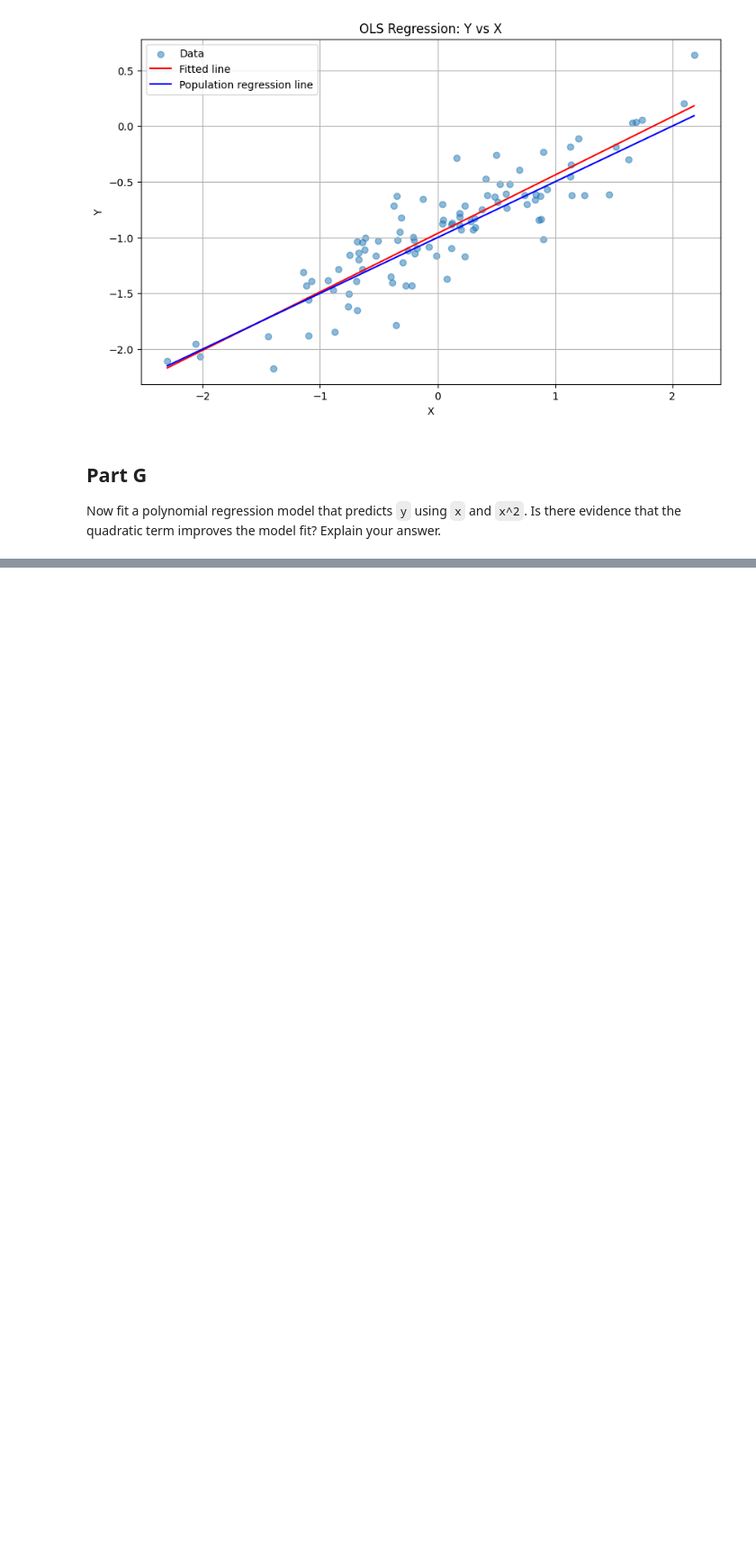
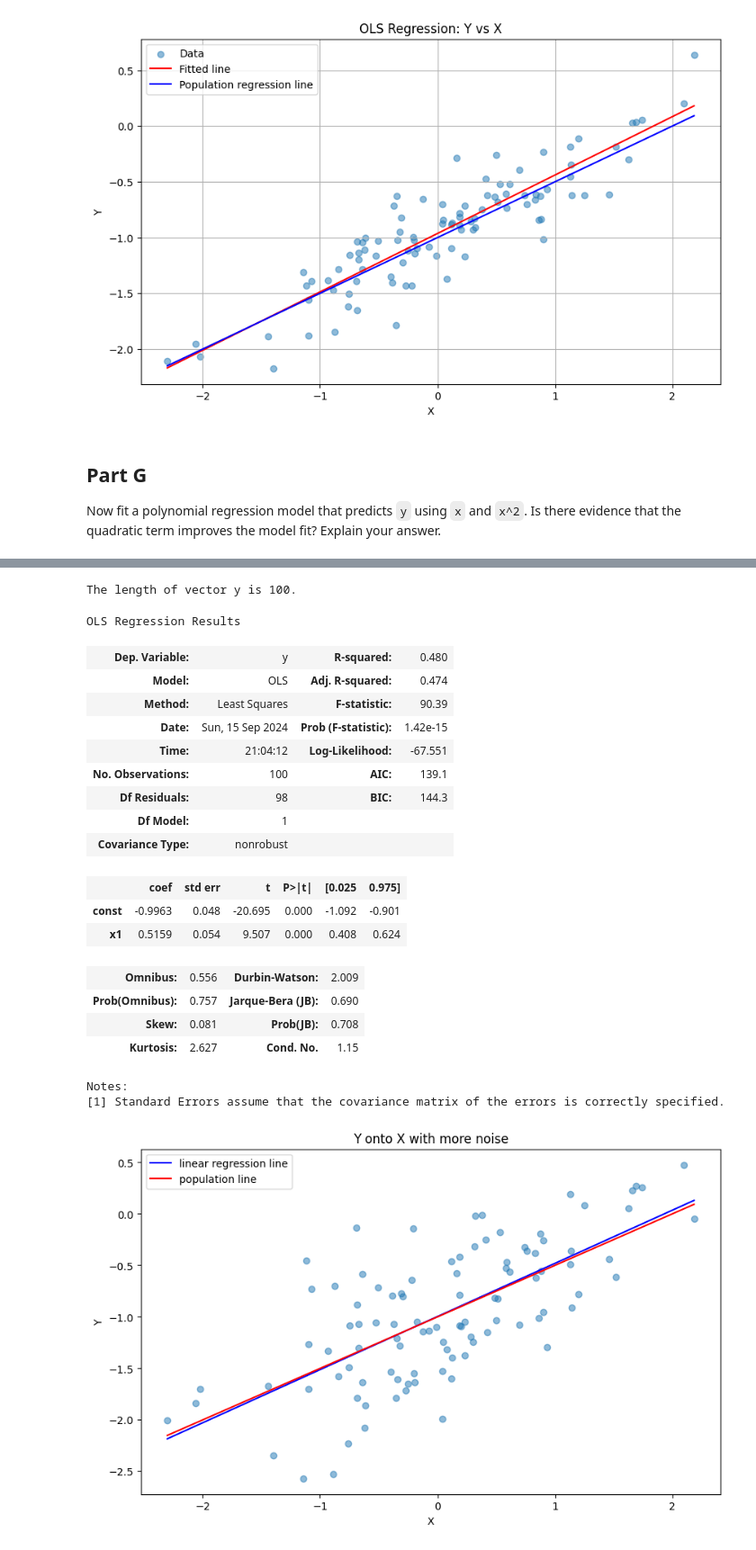
Before and after one commit to anchitrao/islp, a Jupyter notebook: chapter3/exercise_3_13.ipynb, the cells around one changed output, grey strips where cells are left out. Shown at 90% size. Cells and saved outputs as stored; diff of their text form; code cells hidden in the pictures; blank space fills up the shorter version.

```diff
--- a/chapter3/exercise_3_13.ipynb
+++ b/chapter3/exercise_3_13.ipynb
@@ -131,0 +212,49 @@ print(results.summary())
+# %%
+# mn stands for more noise -- double noise
+mn_eps = np.random.normal(loc=0, scale=0.5, size=100)
+
+# rewrite equation for y
+mn_y = -1 + (0.5 * x) + mn_eps
+mn_X = sm.add_constant(x)
+
+# create and fit model
+mn_model = sm.OLS(mn_y, mn_X)
+mn_results = mn_model.fit()
+
+mn_x_sorted = np.sort(x)
+mn_X_sorted = sm.add_constant(mn_x_sorted)
+
+# plot data
+plt.figure(figsize=(10,6))
+plt.scatter(x, mn_y, alpha=0.5)
+plt.plot(mn_x_sorted, mn_results.predict(mn_X_sorted), color='blue', label='linear regression line')
+plt.plot(mn_x_sorted, -1 + (0.5 * mn_x_sorted), color='red', label='population line')
+plt.legend()
+plt.title('Y onto X with more noise')
+plt.xlabel('X')
+plt.ylabel('Y')
+
+print(f"The length of vector y is {mn_y.shape[0]}.")
+mn_results.summary()
+# %% [output]
+The length of vector y is 100.
+OLS Regression Results
+| Dep. Variable: | y | R-squared: | 0.480 |
+| Model: | OLS | Adj. R-squared: | 0.474 |
+| Method: | Least Squares | F-statistic: | 90.39 |
+| Date: | Sun, 15 Sep 2024 | Prob (F-statistic): | 1.42e-15 |
+| Time: | 21:04:12 | Log-Likelihood: | -67.551 |
+| No. Observations: | 100 | AIC: | 139.1 |
+| Df Residuals: | 98 | BIC: | 144.3 |
+| Df Model: | 1 |  |  |
+| Covariance Type: | nonrobust |  |  |
+|  | coef | std err | t | P>|t| | [0.025 | 0.975] |
+| const | -0.9963 | 0.048 | -20.695 | 0.000 | -1.092 | -0.901 |
+| x1 | 0.5159 | 0.054 | 9.507 | 0.000 | 0.408 | 0.624 |
+| Omnibus: | 0.556 | Durbin-Watson: | 2.009 |
+| Prob(Omnibus): | 0.757 | Jarque-Bera (JB): | 0.690 |
+| Skew: | 0.081 | Prob(JB): | 0.708 |
+| Kurtosis: | 2.627 | Cond. No. | 1.15 |
+Notes:
+[1] Standard Errors assume that the covariance matrix of the errors is correctly specified.
+[figure, added]
```
Also changed, not shown: parts of 12 cells of this notebook, 3 other files.
